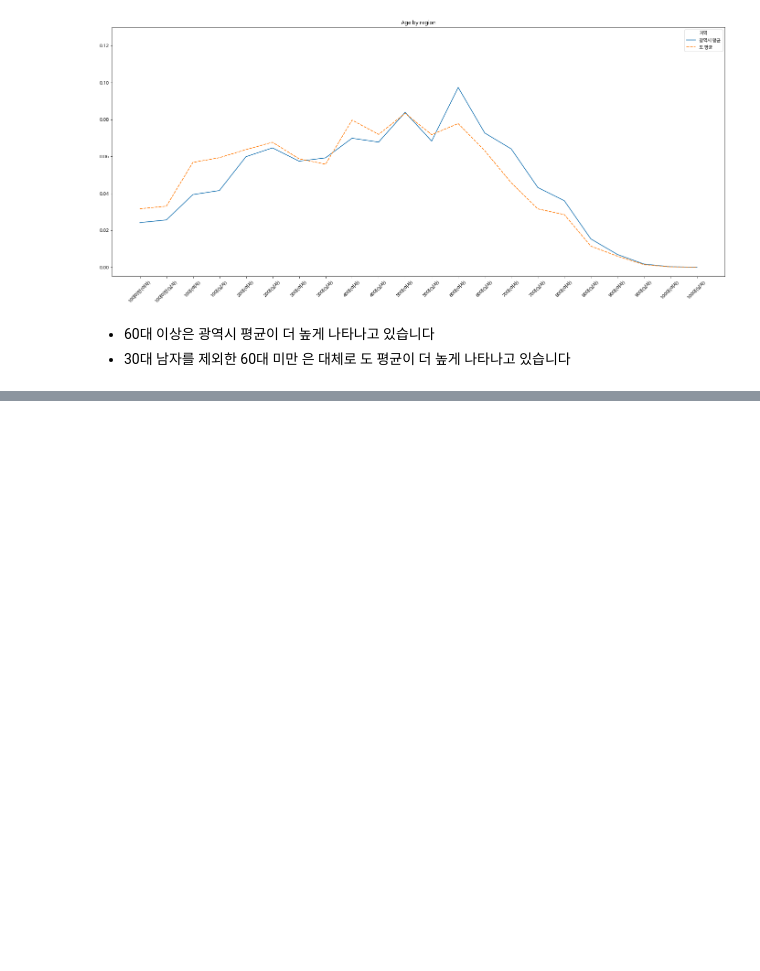
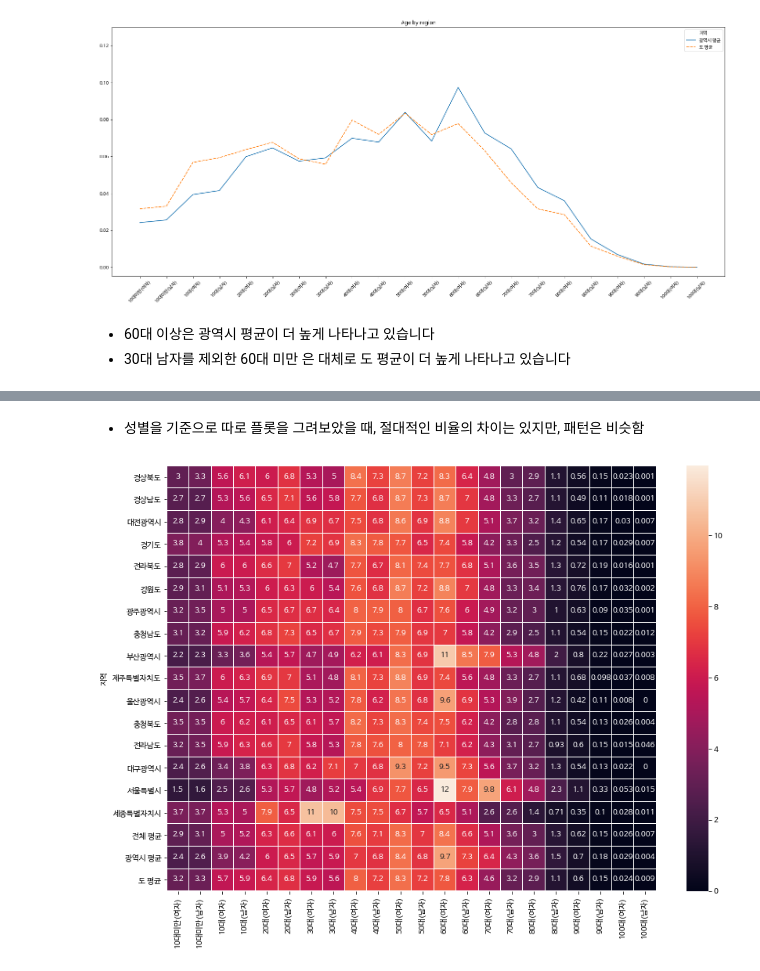
Before and after one commit to doo52oh/Dacon, a Jupyter notebook: Predict_Parking_Demand/주차수요_예측_경진대회_EDA.ipynb, the cells around one changed output, grey strips where cells are left out. Drawn from its saved outputs; the diff is of its cells as text; code cells hidden in the pictures; blank space fills up the shorter version.

```diff
--- a/Predict_Parking_Demand/주차수요_예측_경진대회_EDA.ipynb
+++ b/Predict_Parking_Demand/주차수요_예측_경진대회_EDA.ipynb
@@ -267,0 +305,10 @@ plt.show()
+# %% [markdown]
+* 성별을 기준으로 따로 플롯을 그려보았을 때, 절대적인 비율의 차이는 있지만, 패턴은 비슷함
+# %%
+plt.figure(figsize=(14, 10))
+sns.heatmap((region*100).round(3),
+           annot=True, linewidths=0.01,)
+
+plt.show()
+# %% [output]
+[figure, added]
```
Also changed, not shown: parts of 127 cells of this notebook.
